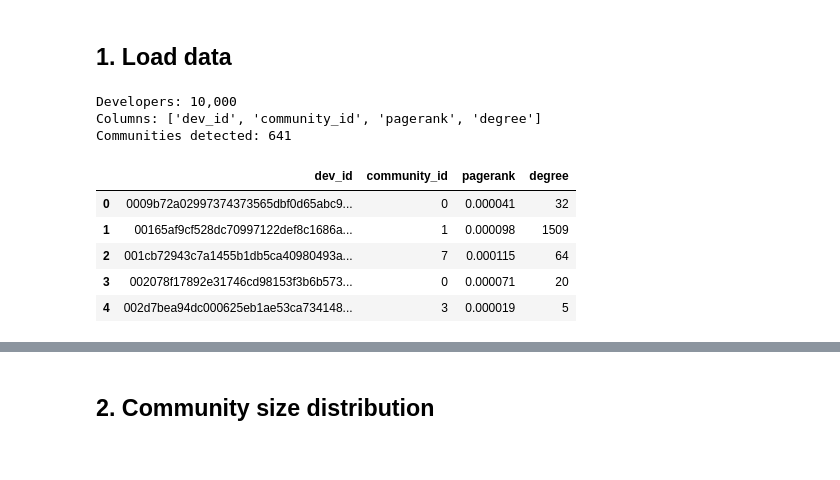
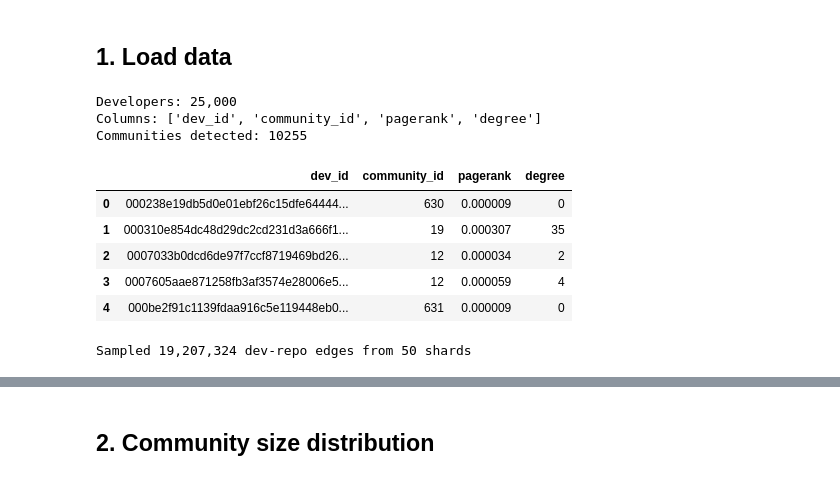
Before and after one commit to selin-bardakci/BigData-Github_Analysis, a Jupyter notebook: notebooks/D5_communities.ipynb, the cells around one changed output, grey strips where cells are left out. Saved outputs shown, nothing was run; the diff lists cells and outputs as text; code cells hidden in the pictures.

```diff
--- a/notebooks/D5_communities.ipynb
+++ b/notebooks/D5_communities.ipynb
@@ -29,58 +29,41 @@ Environment ready.
 # %% [markdown]
 ## 1. Load data
 # %%
-df = pd.read_parquet(f'gs://{BUCKET}/processed/d5_communities/')
+df = pd.read_parquet(
+    f'gs://{BUCKET}/processed/d5_communities/',
+    storage_options={'token': '../service-account-key.json'}
+)
 print(f'Developers: {len(df):,}')
 print('Columns:', df.columns.tolist())
-
 n_communities = df['community_id'].nunique()
 print(f'Communities detected: {n_communities}')
 df.head(5)
 # %% [output]
-Developers: 10,000
+Developers: 25,000
 Columns: ['dev_id', 'community_id', 'pagerank', 'degree']
-Communities detected: 641
+Communities detected: 10255
 |  | dev_id | community_id | pagerank | degree |
-| 0 | 0009b72a02997374373565dbf0d65abc9... | 0 | 0.000041 | 32 |
-| 1 | 00165af9cf528dc70997122def8c1686a... | 1 | 0.000098 | 1509 |
-| 2 | 001cb72943c7a1455b1db5ca40980493a... | 7 | 0.000115 | 64 |
-| 3 | 002078f17892e31746cd98153f3b6b573... | 0 | 0.000071 | 20 |
-| 4 | 002d7bea94dc000625eb1ae53ca734148... | 3 | 0.000019 | 5 |
+| 0 | 000238e19db5d0e01ebf26c15dfe64444... | 630 | 0.000009 | 0 |
+| 1 | 000310e854dc48d29dc2cd231d3a666f1... | 19 | 0.000307 | 35 |
+| 2 | 0007033b0dcd6de97f7ccf8719469bd26... | 12 | 0.000034 | 2 |
+| 3 | 0007605aae871258fb3af3574e28006e5... | 12 | 0.000059 | 4 |
+| 4 | 000be2f91c1139fdaa916c5e119448eb0... | 631 | 0.000009 | 0 |
 # %%
-import hashlib
+import hashlib, gcsfs
 
 def sha256(email):
     return hashlib.sha256(email.strip().lower().encode()).hexdigest()
 
-# Load raw developer-repo edges and hash emails to match community dev_id
-raw_devs = pd.read_parquet(f'gs://{BUCKET}/raw/developers/')
+fs = gcsfs.GCSFileSystem(token='../service-account-key.json')
+dev_files = ['gs://' + f for f in fs.ls('github-tech-trends-data/raw/developers/')
+             if f.endswith('.parquet')][:50]
+raw_devs = pd.concat(
+    [pd.read_parquet(f, storage_options={'token': '../service-account-key.json'},
+                     columns=['developer_email', 'repo_name']) for f in dev_files],
+    ignore_index=True
+)
 raw_devs['dev_id'] = raw_devs['developer_email'].apply(sha256)
 raw_devs = raw_devs.drop(columns=['developer_email'])
-
-# Join community assignments with repo contributions
-dev_comm = df[['dev_id', 'community_id']].merge(raw_devs, on='dev_id', how='inner')
-
-# For each community find top repos by total commits
-repo_by_comm = (
-    dev_comm.groupby(['community_id', 'repo_name'])['commit_count']
-    .sum()
-    .reset_index()
-)
-
-def top_orgs(group, n=3):
-    top = group.nlargest(n, 'commit_count')['repo_name']
-    orgs = [r.split('/')[0] for r in top]
-    # deduplicate while preserving order
-    seen = set()
-    unique = [o for o in orgs if not (o in seen or seen.add(o))]
-    return ', '.join(unique[:n])
-
-comm_labels = (
-    repo_by_comm.groupby('community_id')
-    .apply(top_orgs)
-    .reset_index()
-    .rename(columns={0: 'top_orgs'})
-)
-
-print('Sample community labels:')
-print(comm_labels.head(10).to_string(index=False))
+print(f'Sampled {len(raw_devs):,} dev-repo edges from {len(dev_files)} shards')
+# %% [output]
+Sampled 19,207,324 dev-repo edges from 50 shards
```
Also changed, not shown: parts of 6 cells of this notebook, 29 other files.
